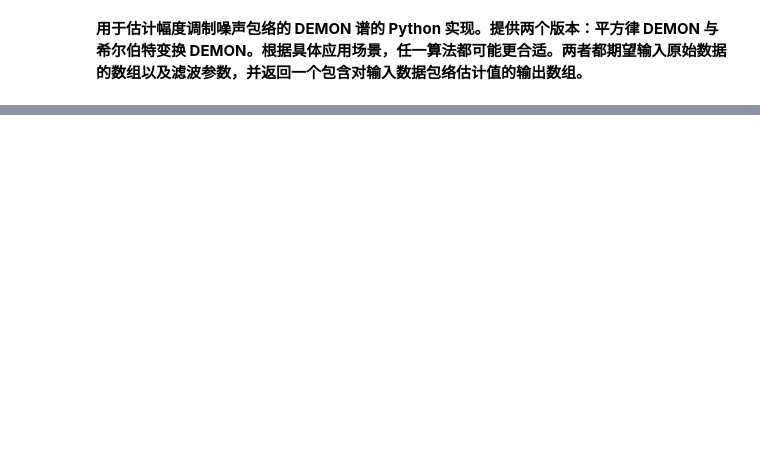
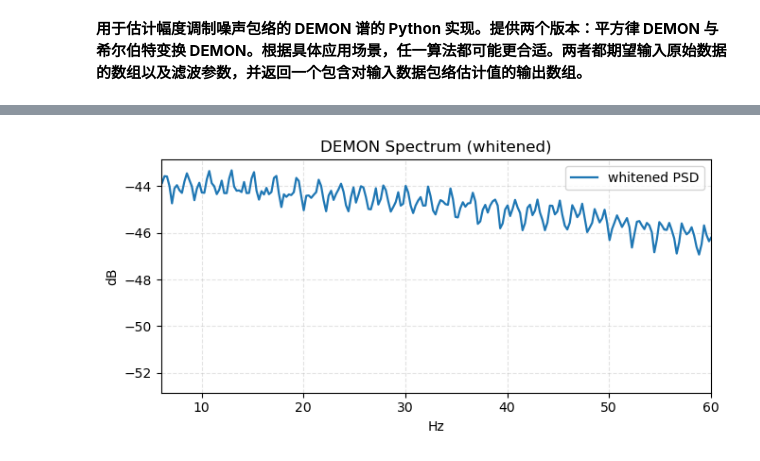
Before and after one commit to YoungBossX/Multi-feature-fusion-model-for-ship-audio, a Jupyter notebook: feature_extraction/physical_signiﬁcance_feature/DEMON.ipynb, the cells around one changed output, grey strips where cells are left out. Cells and saved outputs as stored; diff of their text form; code cells hidden in the pictures; blank space fills up the shorter version.

```diff
--- a/feature_extraction/physical_signiﬁcance_feature/DEMON.ipynb
+++ b/feature_extraction/physical_signiﬁcance_feature/DEMON.ipynb
@@ -184,0 +185,32 @@ visualize_demon(waveform, sample_rate, low=12000.0, high=16000.0, cutoff=80, env
+# %%
+def safe_welch(x, fs, nperseg=8192, overlap=0.75):
+    n = len(x); nseg = min(nperseg, n)
+    nover = min(int(overlap*nseg), nseg-1)
+    return welch(x, fs=fs, window='hann', nperseg=nseg, noverlap=nover,
+                 detrend='constant', scaling='density')
+
+def smooth_whiten(P, f, bw_hz=5.0):
+    df = f[1] - f[0]
+    k  = max(3, int(round(bw_hz/df)) | 1)      # 奇数窗口
+    trend = median_filter(P, size=k, mode='nearest')
+    return P / (trend + 1e-12)
+
+def demon_psd(env, env_sr, fmin=0, fmax=120, nperseg=8192, overlap=0.75, whiten_bw=5.0):
+    f, P = safe_welch(env, env_sr, nperseg, overlap)
+    Pw   = smooth_whiten(P, f, whiten_bw)
+    sel  = (f >= fmin) & (f <= fmax)
+    return f[sel], 10*np.log10(np.maximum(Pw[sel], 1e-12))
+# %%
+square_envelope, square_filtered, square_decim_rate = square_law(waveform, cutoff=80, high=14000, low=10000, sample_rate=sample_rate, env_sr=2000, hp_hz=2.5, order=4)
+f, dB = demon_psd(square_envelope, env_sr=2000, fmin=6, fmax=80, nperseg=8192, overlap=0.75, whiten_bw=5.0)
+
+# 直接画
+plt.figure(figsize=(7.5,3.2))
+plt.plot(f, dB, lw=1.6, label="whitened PSD")
+plt.xlabel("Hz"); plt.ylabel("dB"); plt.title("DEMON Spectrum (whitened)")
+plt.xlim(6, 60); plt.grid(True, ls="--", alpha=0.35)
+
+plt.legend()
+plt.show()
+# %% [output]
+[figure, added]
```
Also changed, not shown: parts of 4 cells of this notebook.
